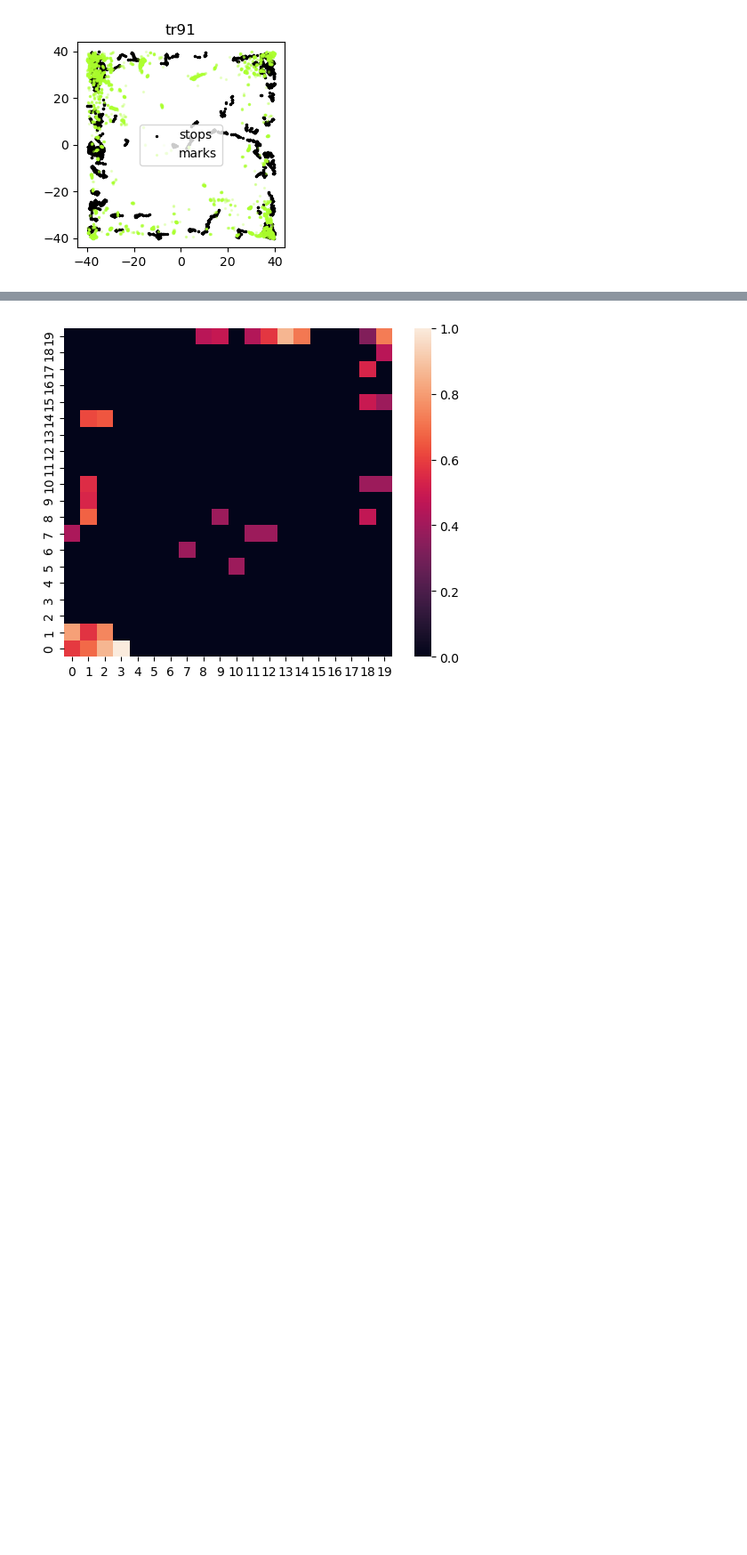
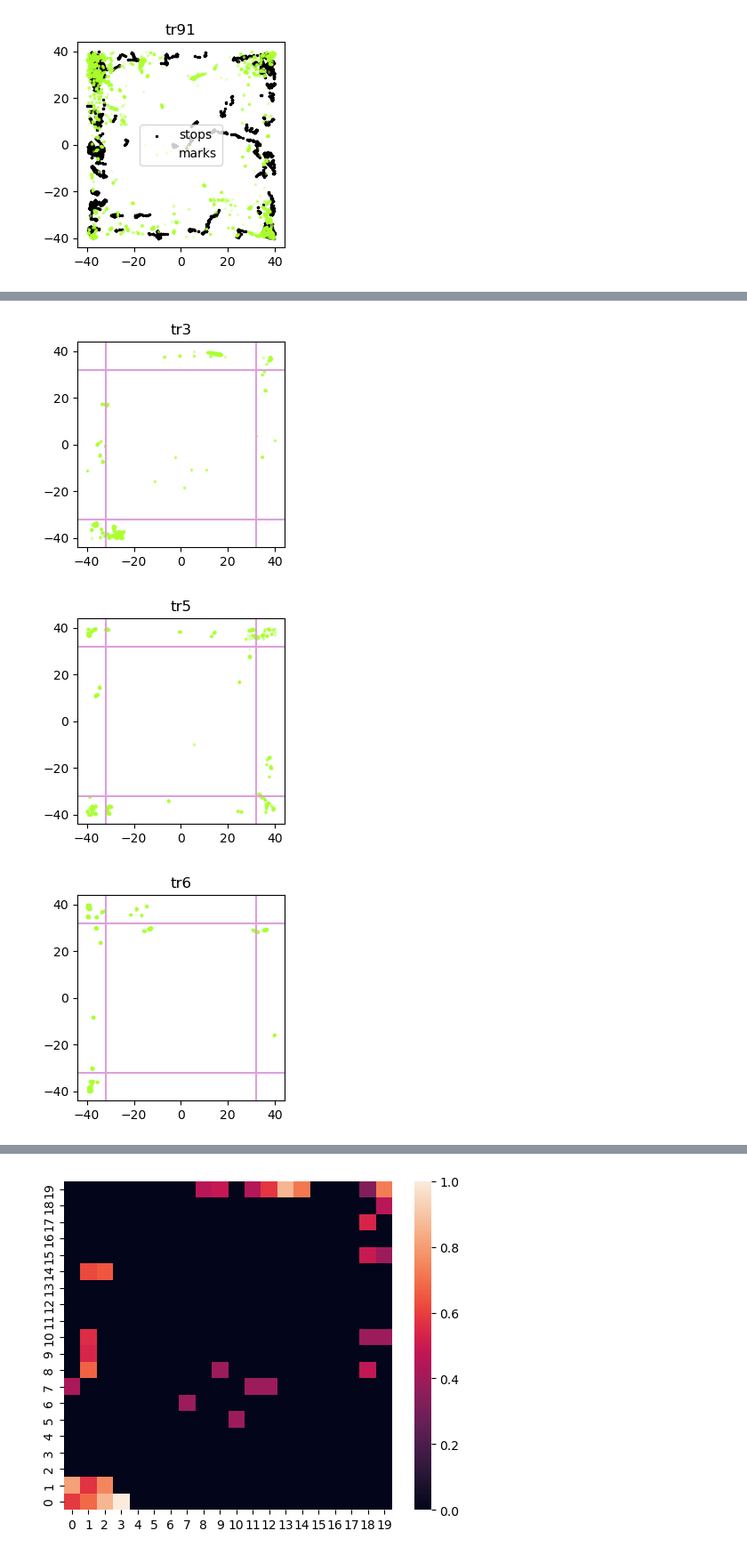
Before and after one commit to Barbara1576/navigation, a Jupyter notebook: miceBehaviorAndMarksAnalysis-Copy1-CHECKED.ipynb, the cells around one changed output, grey strips where cells are left out. Shown at 89% size. Saved outputs shown, nothing was run; the diff lists cells and outputs as text; code cells hidden in the pictures; blank space fills up the shorter version.

```diff
--- a/miceBehaviorAndMarksAnalysis-Copy1-CHECKED.ipynb
+++ b/miceBehaviorAndMarksAnalysis-Copy1-CHECKED.ipynb
@@ -248,0 +266,19 @@ def df_minmax(occ):
+# %%
+#(optional)
+for k, df in rescaled_marks.items():
+    plt.figure(figsize=(3, 3))
+    plt.scatter(df['x'],
+                df['y'],
+                c='greenyellow', alpha=0.2, s=2,
+                label='marks')
+
+    plt.axhline(y = 32, color = 'plum', linestyle = '-')
+    plt.axhline(y = -32, color = 'plum', linestyle = '-')
+    plt.axvline(x = 32, color = 'plum')
+    plt.axvline(x = -32, color = 'plum')
+    plt.title(k)
+    plt.show()
+# %% [output]
+[figure, added]
+[figure, added]
+[figure, added]
```
Also changed, not shown: parts of 55 cells of this notebook.
